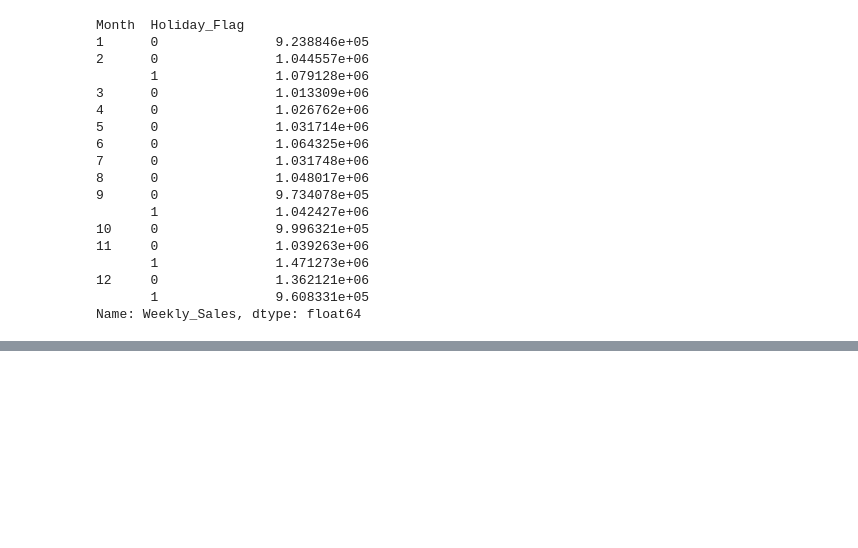
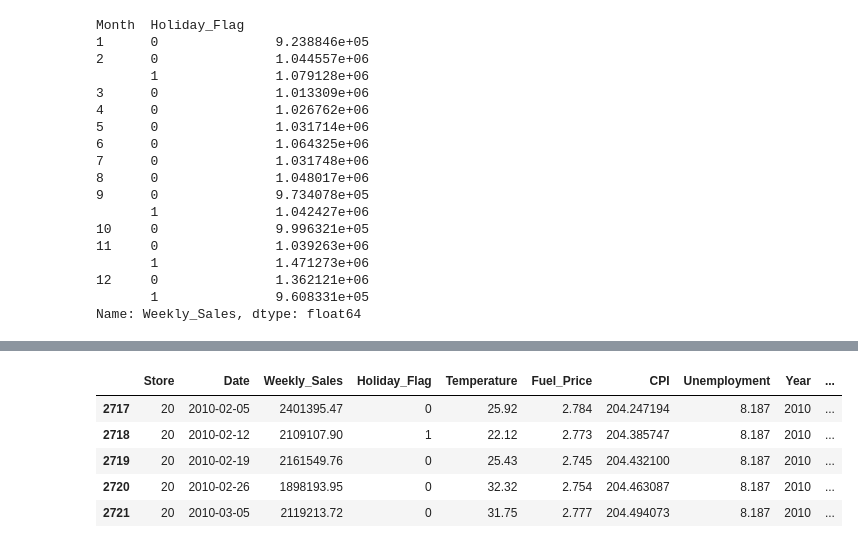
Before and after one commit to Osgooie/Walmart-Data-Analyze, a Jupyter notebook: notebooks/Walmart.ipynb, the cells around one changed output, grey strips where cells are left out. Cells and saved outputs as stored; diff of their text form; code cells hidden in the pictures; blank space fills up the shorter version.

```diff
--- a/notebooks/Walmart.ipynb
+++ b/notebooks/Walmart.ipynb
@@ -236,0 +325,11 @@ Name: Weekly_Sales, dtype: float64
+# %%
+store_20 = df.loc[df["Store"] == 20]
+
+store_20.head()
+# %% [output]
+|  | Store | Date | Weekly_Sales | Holiday_Flag | Temperature | Fuel_Price | CPI | Unemployment | Year | ... |
+| 2717 | 20 | 2010-02-05 | 2401395.47 | 0 | 25.92 | 2.784 | 204.247194 | 8.187 | 2010 | ... |
+| 2718 | 20 | 2010-02-12 | 2109107.90 | 1 | 22.12 | 2.773 | 204.385747 | 8.187 | 2010 | ... |
+| 2719 | 20 | 2010-02-19 | 2161549.76 | 0 | 25.43 | 2.745 | 204.432100 | 8.187 | 2010 | ... |
+| 2720 | 20 | 2010-02-26 | 1898193.95 | 0 | 32.32 | 2.754 | 204.463087 | 8.187 | 2010 | ... |
+| 2721 | 20 | 2010-03-05 | 2119213.72 | 0 | 31.75 | 2.777 | 204.494073 | 8.187 | 2010 | ... |
```
Also changed, not shown: parts of 20 cells of this notebook.
